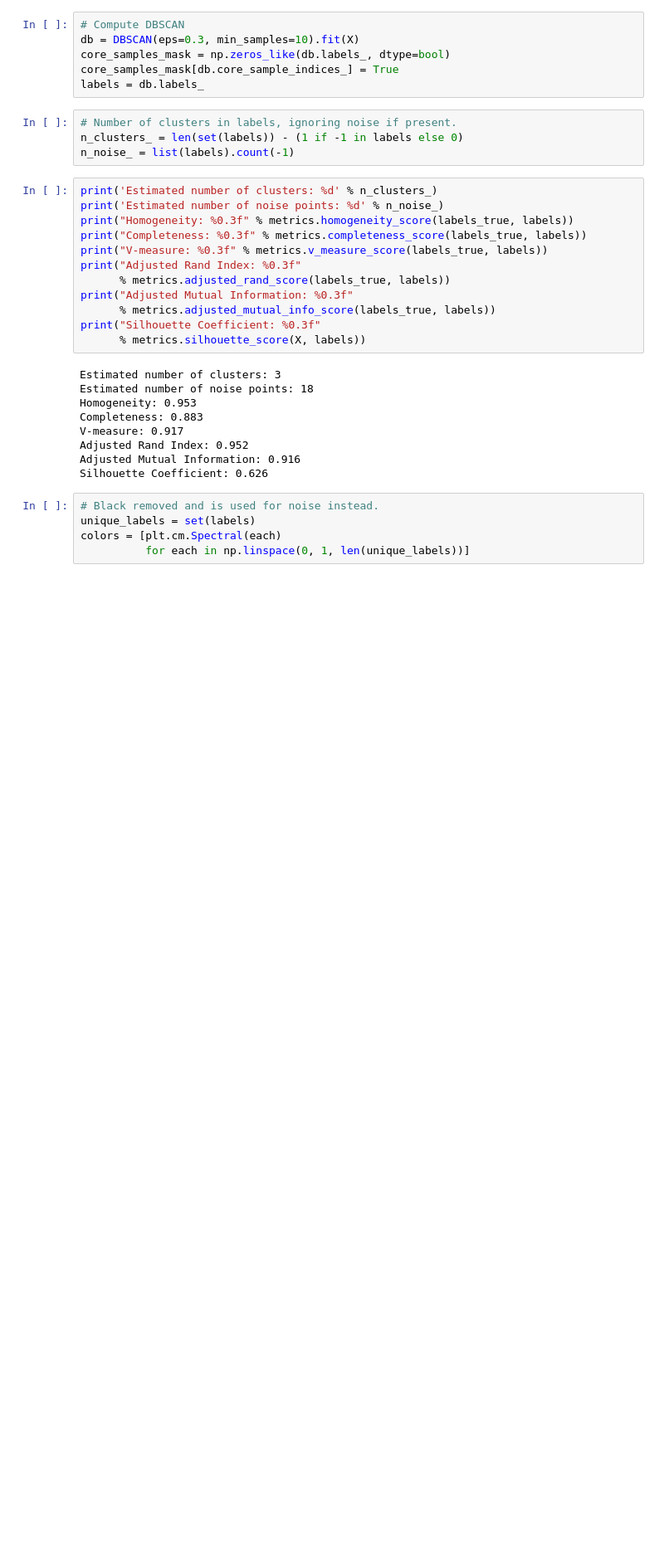
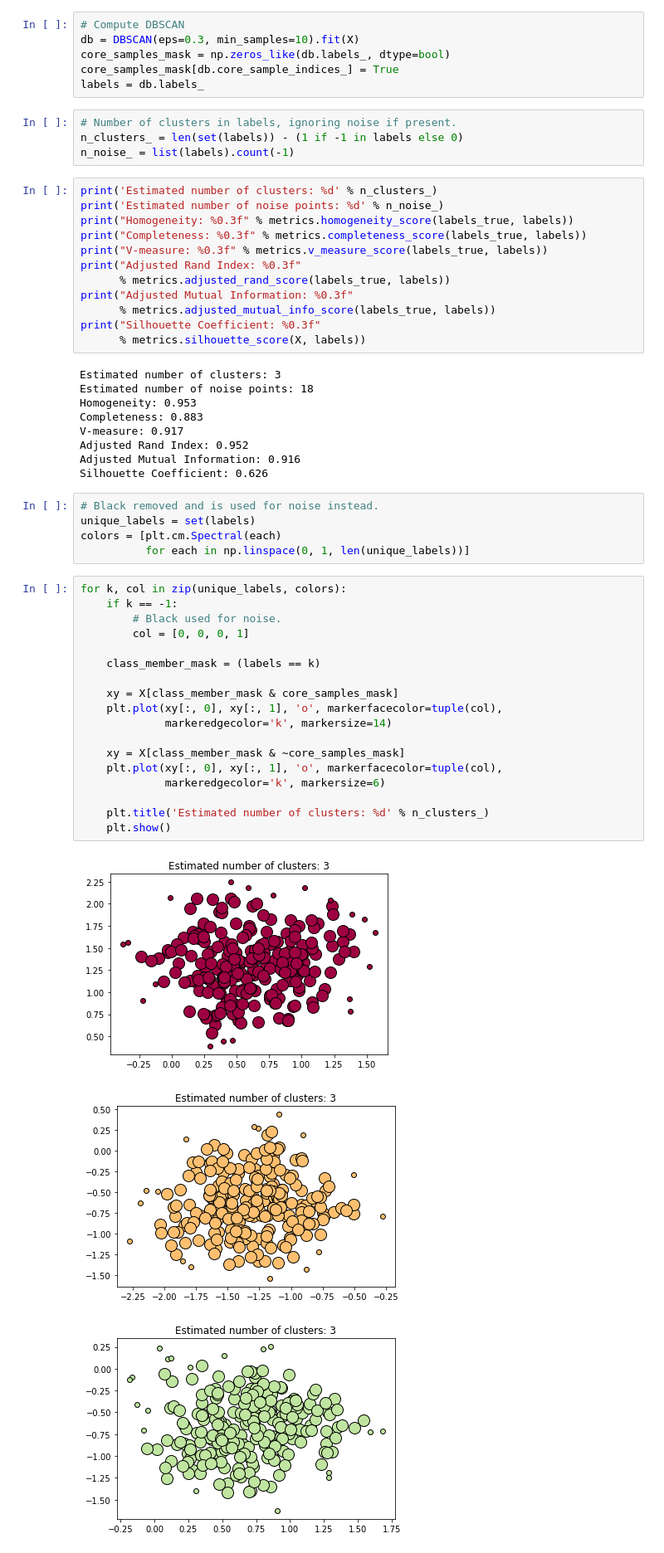
Before and after one commit to vigneshSs-07/ML_Algorithms_Examples, a Jupyter notebook: DBSCAN CLustering Algorithm/DBSCANImplementation.ipynb, the cells around one changed output. Shown at 83% size. Cells and saved outputs as stored; diff of their text form; blank space fills up the shorter version.

```diff
--- a/DBSCAN CLustering Algorithm/DBSCANImplementation.ipynb
+++ b/DBSCAN CLustering Algorithm/DBSCANImplementation.ipynb
@@ -112,3 +112,25 @@ Silhouette Coefficient: 0.626
 unique_labels = set(labels)
 colors = [plt.cm.Spectral(each)
           for each in np.linspace(0, 1, len(unique_labels))]
+# %%
+for k, col in zip(unique_labels, colors):
+    if k == -1:
+        # Black used for noise.
+        col = [0, 0, 0, 1]
+
+    class_member_mask = (labels == k)
+
+    xy = X[class_member_mask & core_samples_mask]
+    plt.plot(xy[:, 0], xy[:, 1], 'o', markerfacecolor=tuple(col),
+             markeredgecolor='k', markersize=14)
+
+    xy = X[class_member_mask & ~core_samples_mask]
+    plt.plot(xy[:, 0], xy[:, 1], 'o', markerfacecolor=tuple(col),
+             markeredgecolor='k', markersize=6)
+
+    plt.title('Estimated number of clusters: %d' % n_clusters_)
+    plt.show()
+# %% [output]
+[figure, added]
+[figure, added]
+[figure, added]
```
Also changed, not shown: parts of 2 cells of this notebook.
